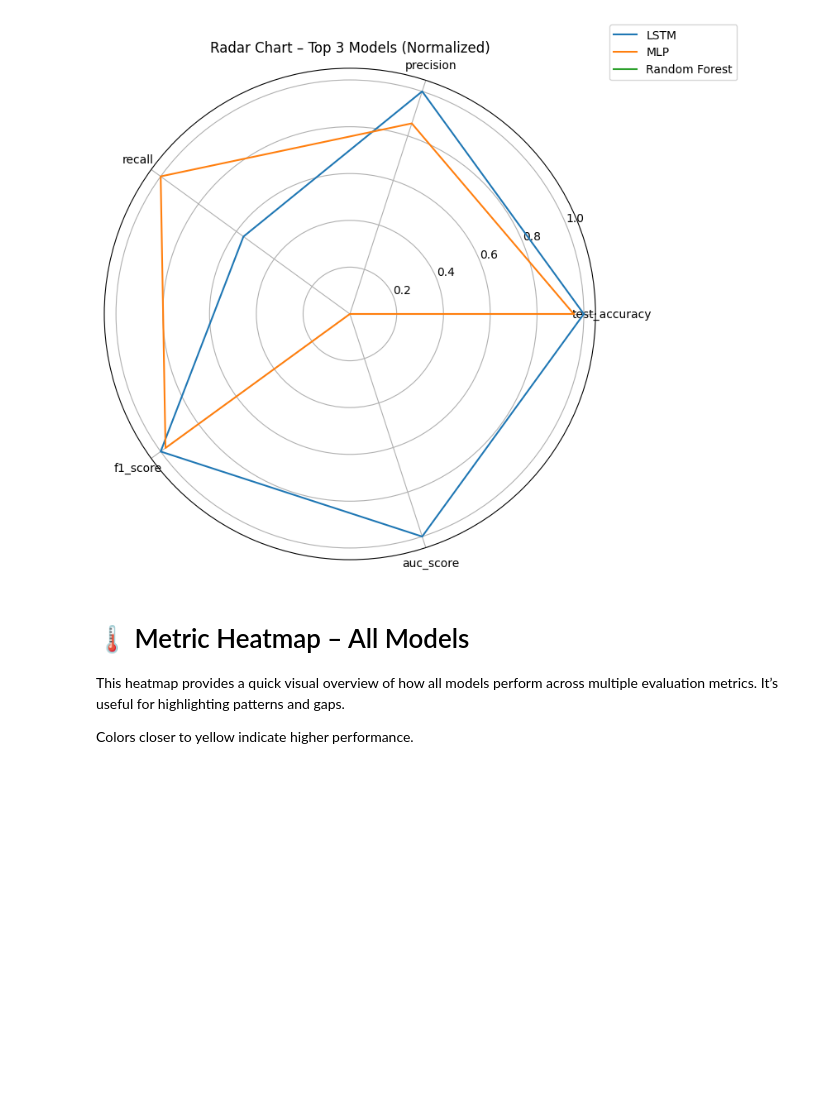
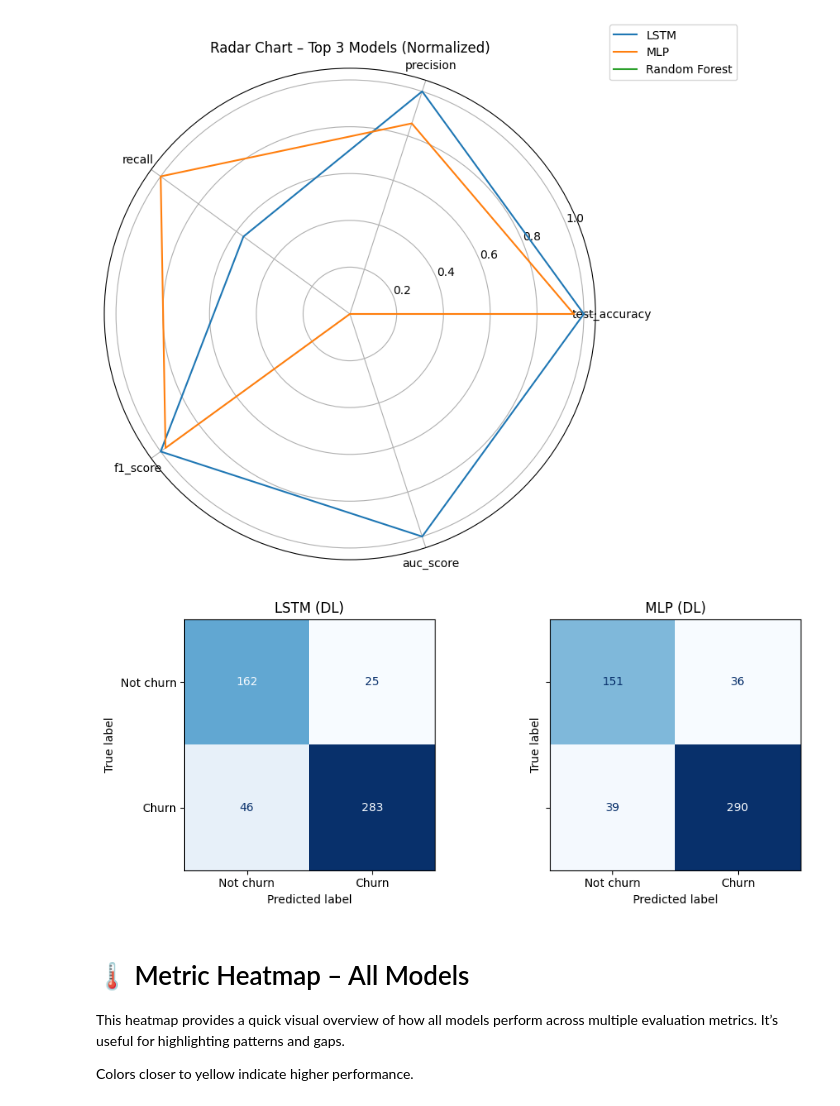
Before and after one commit to ijlalxansari1/Predicting-Churn-using-ML-and-DL, a Jupyter notebook: notebooks/07_final_summary_report.ipynb, the cells around one changed output. Cells and saved outputs as stored; diff of their text form; code cells hidden in the pictures; blank space fills up the shorter version.

```diff
--- a/notebooks/07_final_summary_report.ipynb
+++ b/notebooks/07_final_summary_report.ipynb
@@ -315,6 +315,38 @@ plt.tight_layout()
 plt.show()
 # %% [output]
 [figure]
+# %%
+from pathlib import Path
+import matplotlib.pyplot as plt
+import pandas as pd
+from sklearn.metrics import ConfusionMatrixDisplay, confusion_matrix
+
+project_root = Path.cwd().parent
+pred_dir = project_root / "notebooks" / "outputs" / "results"
+
+top_models = {
+    "LSTM (DL)": "final_dl_Lstm_predictions.csv",
+    "MLP (DL)": "final_mlp_predictions.csv",
+}
+
+fig, axes = plt.subplots(1, 2, figsize=(10, 4), sharey=True)
+
+for ax, (model_name, filename) in zip(axes, top_models.items()):
+    preds = pd.read_csv(pred_dir / filename)
+    cm = confusion_matrix(
+        preds["actual"].astype(int),
+        preds["predicted"].astype(int),
+    )
+    ConfusionMatrixDisplay(
+        confusion_matrix=cm,
+        display_labels=["Not churn", "Churn"],
+    ).plot(ax=ax, cmap="Blues", colorbar=False)
+    ax.set_title(model_name)
+
+plt.tight_layout()
+plt.show()
+# %% [output]
+[figure, added]
 # %% [markdown]
 # 🌡️ Metric Heatmap – All Models
 
```
